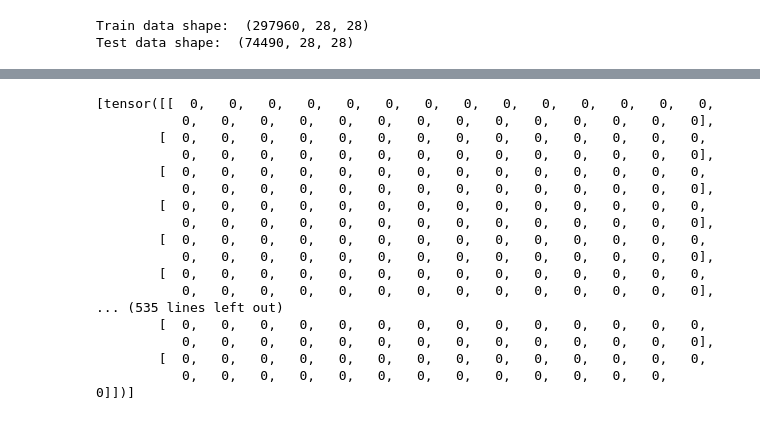
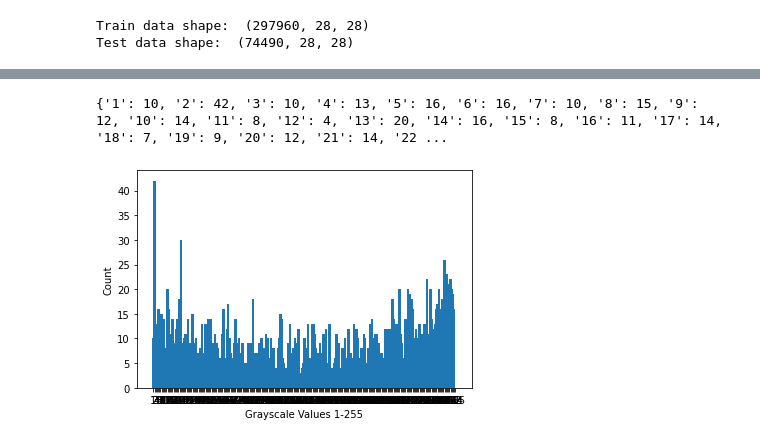
Before and after one commit to CornellDataScience/Reading-Handwriting, a Jupyter notebook: Reading_Handwriting.ipynb, the cells around one changed output, grey strips where cells are left out. Drawn from its saved outputs; the diff is of its cells as text; code cells hidden in the pictures.

```diff
--- a/Reading_Handwriting.ipynb
+++ b/Reading_Handwriting.ipynb
@@ -88,23 +88,23 @@ plt.show()
 torch_train_x = []
 for i in range(len(train_x)):
     torch_train_x.append(torch.from_numpy(train_x[i]))
-# %%
-print(torch_train_x[:10])
-# %% [output]
-[tensor([[  0,   0,   0,   0,   0,   0,   0,   0,   0,   0,   0,   0,   0,   0,
-           0,   0,   0,   0,   0,   0,   0,   0,   0,   0,   0,   0,   0,   0],
-        [  0,   0,   0,   0,   0,   0,   0,   0,   0,   0,   0,   0,   0,   0,
-           0,   0,   0,   0,   0,   0,   0,   0,   0,   0,   0,   0,   0,   0],
-        [  0,   0,   0,   0,   0,   0,   0,   0,   0,   0,   0,   0,   0,   0,
-           0,   0,   0,   0,   0,   0,   0,   0,   0,   0,   0,   0,   0,   0],
-        [  0,   0,   0,   0,   0,   0,   0,   0,   0,   0,   0,   0,   0,   0,
-           0,   0,   0,   0,   0,   0,   0,   0,   0,   0,   0,   0,   0,   0],
-        [  0,   0,   0,   0,   0,   0,   0,   0,   0,   0,   0,   0,   0,   0,
-           0,   0,   0,   0,   0,   0,   0,   0,   0,   0,   0,   0,   0,   0],
-        [  0,   0,   0,   0,   0,   0,   0,   0,   0,   0,   0,   0,   0,   0,
-           0,   0,   0,   0,   0,   0,   0,   0,   0,   0,   0,   0,   0,   0],
-... (535 lines left out)
-        [  0,   0,   0,   0,   0,   0,   0,   0,   0,   0,   0,   0,   0,   0,
-           0,   0,   0,   0,   0,   0,   0,   0,   0,   0,   0,   0,   0,   0],
-        [  0,   0,   0,   0,   0,   0,   0,   0,   0,   0,   0,   0,   0,   0,
-           0,   0,   0,   0,   0,   0,   0,   0,   0,   0,   0,   0,   0,   0]])]
+# %%
+#print(torch_train_x[:10])
+d = {}
+for i in range(256):
+    d[str(i)]=0
+for e in train_x[:20]:
+    for ee in e:
+        #ca = np.bincount(ee)
+        for i in range(255):
+            d[str(i)]+=ee.tolist().count(i)
+# %%
+print(d)
+#d.pop('0')
+plt.bar(d.keys(),d.values(),2)
+plt.xlabel("Grayscale Values 1-255")
+plt.ylabel("Count")
+plt.show()
+# %% [output]
+{'1': 10, '2': 42, '3': 10, '4': 13, '5': 16, '6': 16, '7': 10, '8': 15, '9': 12, '10': 14, '11': 8, '12': 4, '13': 20, '14': 16, '15': 8, '16': 11, '17': 14, '18': 7, '19': 9, '20': 12, '21': 14, '22 ...
+[figure, added]
```
Also changed, not shown: parts of 3 cells of this notebook.
